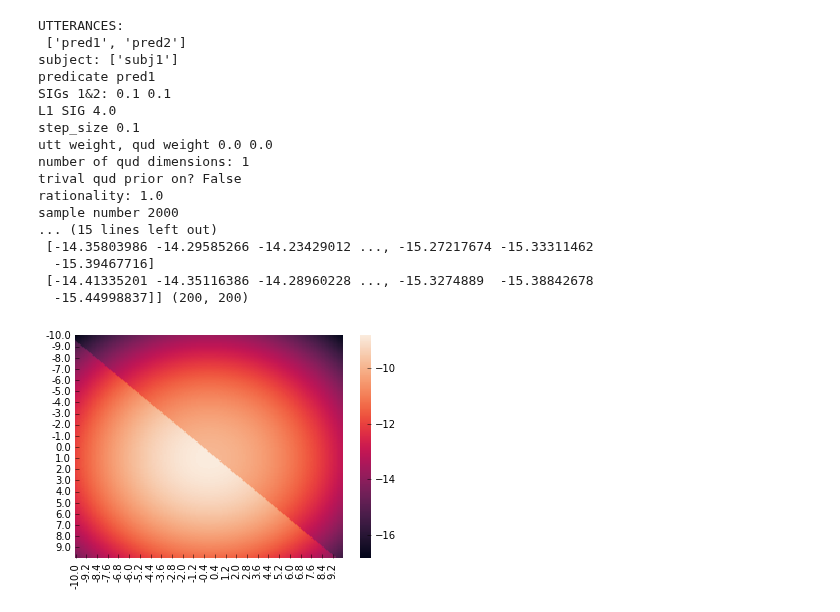
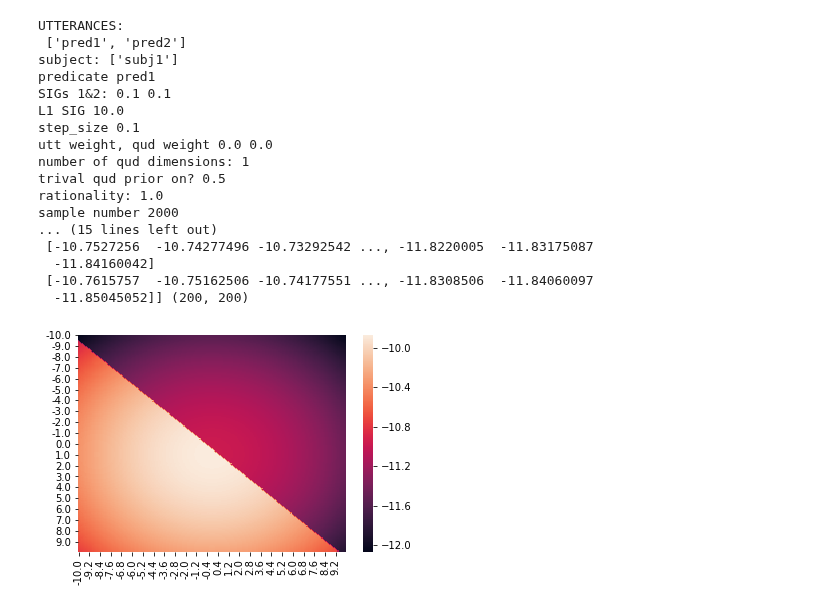
Before and after one commit to reubenharry/Distributional-RSA, a Jupyter notebook: heatmaps.ipynb, the cells around one changed output. Saved outputs shown, nothing was run; the diff lists cells and outputs as text; code cells hidden in the pictures.

```diff
--- a/heatmaps.ipynb
+++ b/heatmaps.ipynb
@@ -41,21 +43,21 @@ sample number 2000
 # %%
-titrate(size=100,amount=0.1,l1_sig1=4.0)
+titrate(size=100,amount=0.1,l1_sig1=10.0,quds=['qud1','qud2'],only_trivial=True)
 # %% [output]
 UTTERANCES:
  ['pred1', 'pred2']
 subject: ['subj1']
 predicate pred1
 SIGs 1&2: 0.1 0.1
-L1 SIG 4.0
+L1 SIG 10.0
 step_size 0.1
 utt weight, qud weight 0.0 0.0
 number of qud dimensions: 1
-trival qud prior on? False
+trival qud prior on? 0.5
 rationality: 1.0
 sample number 2000
 ... (15 lines left out)
- [-14.35803986 -14.29585266 -14.23429012 ..., -15.27217674 -15.33311462
-  -15.39467716]
- [-14.41335201 -14.35116386 -14.28960228 ..., -15.3274889  -15.38842678
-  -15.44998837]] (200, 200)
+ [-10.7527256  -10.74277496 -10.73292542 ..., -11.8220005  -11.83175087
+  -11.84160042]
+ [-10.7615757  -10.75162506 -10.74177551 ..., -11.8308506  -11.84060097
+  -11.85045052]] (200, 200)
-[figure, old version]
+[figure, new version]
```
Also changed, not shown: parts of 2 cells of this notebook.
